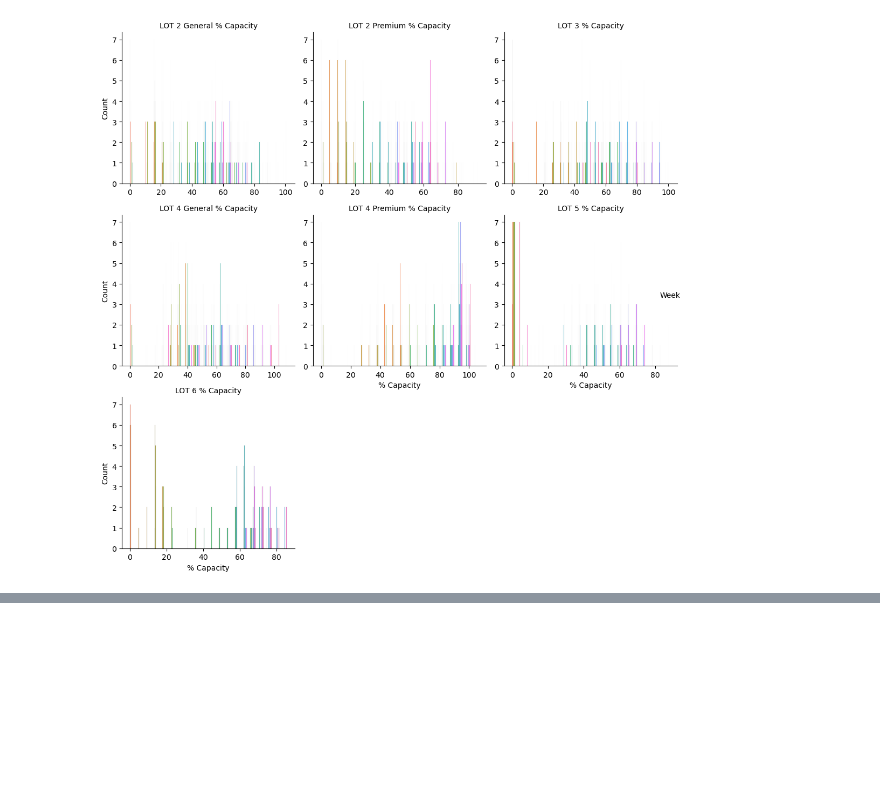
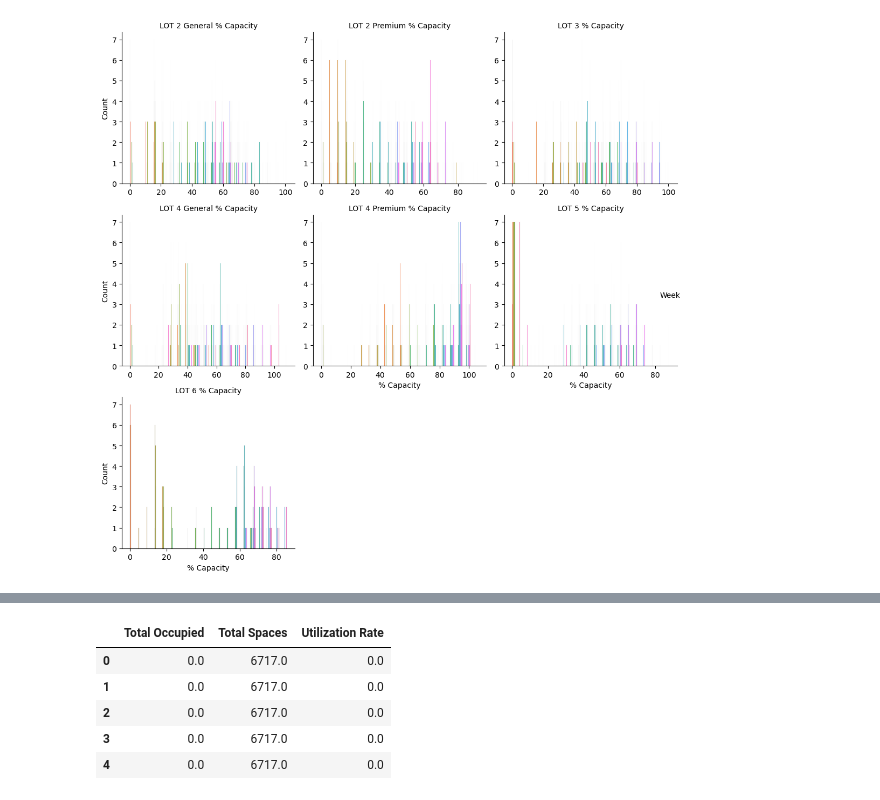
Before and after one commit to doom-boy/Ontario-Competition-Project, a Jupyter notebook: lot_counts_eda.ipynb, the cells around one changed output, grey strips where cells are left out. Drawn from its saved outputs; the diff is of its cells as text; code cells hidden in the pictures; blank space fills up the shorter version.

```diff
--- a/lot_counts_eda.ipynb
+++ b/lot_counts_eda.ipynb
@@ -324,0 +341,52 @@ plt.show()
+# %%
+# Define your columns
+occupied_cols = [
+    'LOT 2 General Occupied',
+    'LOT 2 Premium Occupied',
+    'LOT 3 Occupied',
+    'LOT 4 General Occupied',
+    'LOT 4 Premium Occupied',
+    'LOT 5 Occupied',
+    'LOT 6 Occupied'
+]
+
+capacity_cols = [
+    'LOT 2 General Spaces',
+    'LOT 2 Premium Spaces',
+    'LOT 3 Spaces',
+    'LOT 4 General Spaces',
+    'LOT 4 Premium Spaces',
+    'LOT 5 Spaces',
+    'LOT 6 Spaces'
+]
+
+# Compute totals conditionally
+def compute_totals(row):
+    if row['LOT 6 Occupied'] == -1:
+        occ_total = row[[c for c in occupied_cols if 'LOT 6' not in c]].sum()
+        cap_total = row[[c for c in capacity_cols if 'LOT 6' not in c]].sum()
+    else:
+        occ_total = row[occupied_cols].sum()
+        cap_total = row[capacity_cols].sum()
+    return pd.Series({'Total Occupied': occ_total, 'Total Spaces': cap_total})
+
+# Apply to each row
+totals = df.apply(compute_totals, axis=1)
+
+# Add to DataFrame
+df['Total Occupied'] = totals['Total Occupied']
+df['Total Spaces'] = totals['Total Spaces']
+df['Utilization Rate'] = (df['Total Occupied'] / df['Total Spaces']) * 100
+
+# Optional: round utilization for readability
+df['Utilization Rate'] = df['Utilization Rate'].round(2)
+
+# Preview result
+df[['Total Occupied', 'Total Spaces', 'Utilization Rate']].head()
+# %% [output]
+|  | Total Occupied | Total Spaces | Utilization Rate |
+| 0 | 0.0 | 6717.0 | 0.0 |
+| 1 | 0.0 | 6717.0 | 0.0 |
+| 2 | 0.0 | 6717.0 | 0.0 |
+| 3 | 0.0 | 6717.0 | 0.0 |
+| 4 | 0.0 | 6717.0 | 0.0 |
```
Also changed, not shown: parts of 3 cells of this notebook, 3 other files.
